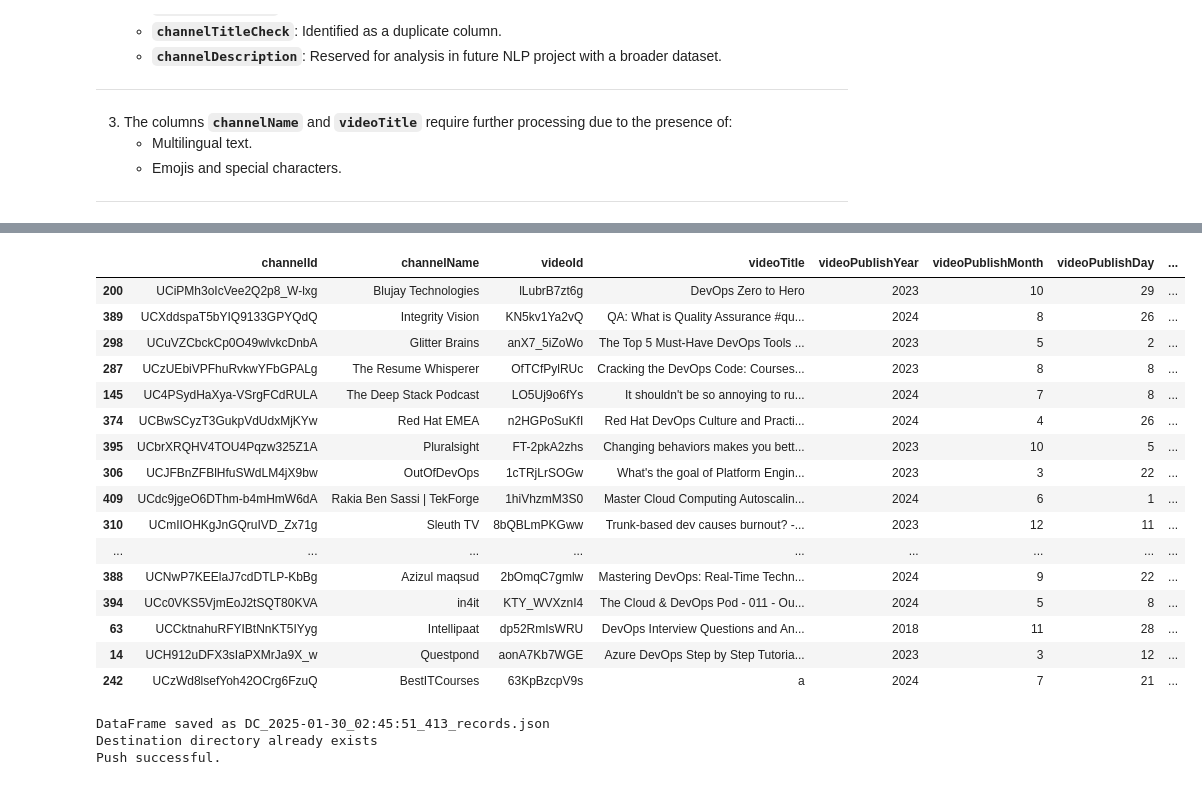
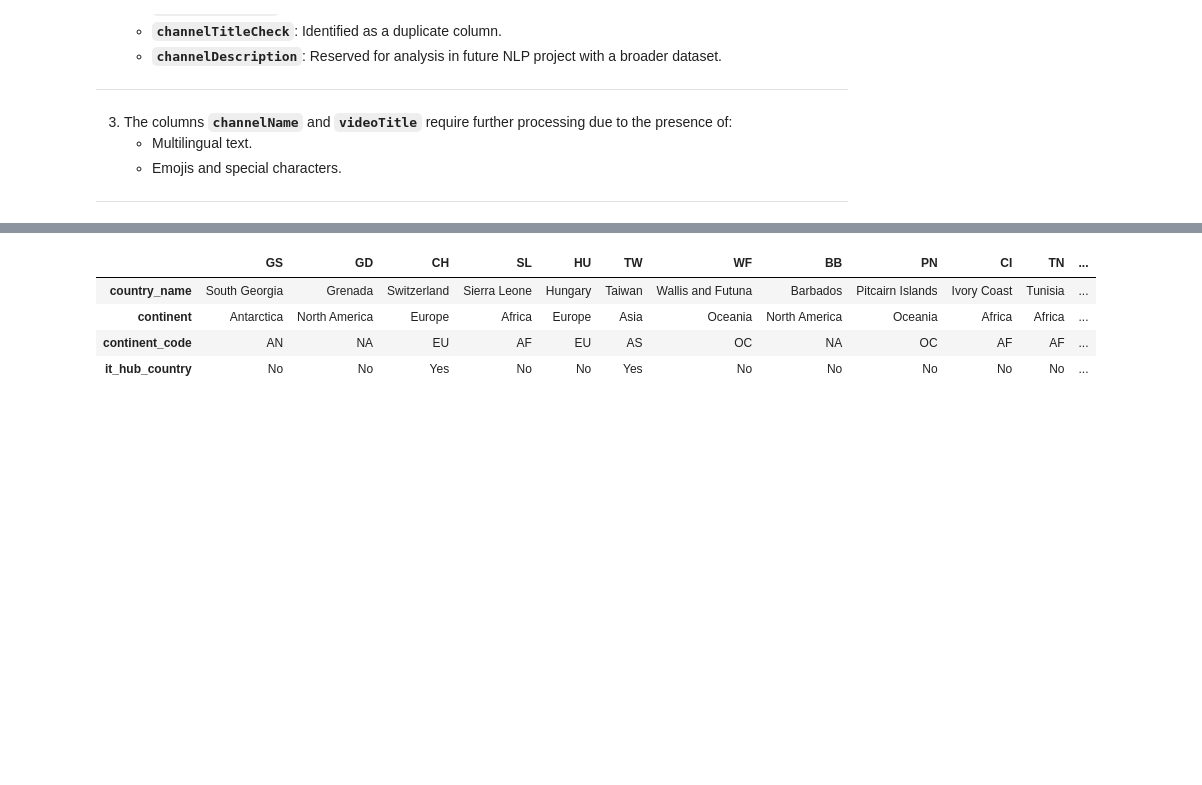
Before and after one commit to darshanabk/YouTube-Trends, a Jupyter notebook: dataCleaning.ipynb, the cells around one changed output, grey strips where cells are left out. Saved outputs shown, nothing was run; the diff lists cells and outputs as text; code cells hidden in the pictures; blank space fills up the shorter version.

Commit message:
Kaggle Notebook | Data Cleaning | Version 17

```diff
--- a/dataCleaning.ipynb
+++ b/dataCleaning.ipynb
@@ -55,9 +38,25 @@ def Source_File_Extraction(repo_url,kaggle_repo_url):
         repo = git.Repo.clone_from(repo_url, kaggle_repo_url)
         print("Successfully cloned the git repo")
     output_files = os.listdir(source_path)
-    Target_File = max([i for i in output_files if i.startswith("S_") and i.endswith('records.json')])
-    Target_File = pd.read_json(f'{source_path}/{Target_File}')
-    return Target_File
+    Source_File = max([i for i in output_files if i.startswith("S_") and i.endswith('records.json')])
+    Source_File = pd.read_json(f'{source_path}/{Source_File}')
+    return Source_File
+# %%
+def Requirement_File_Extraction(repo_url,kaggle_repo_url):
+    if os.path.exists(kaggle_repo_url):
+        print("Already cloned and the repo file exists")
+        repo = git.Repo(kaggle_repo_url)  # Access the existing repository
+        origin = repo.remote(name='origin')  # Get the remote repository
+        origin.pull()  # Pull the latest changes from the repository
+        print("Successfully pulled the git repo before push")
+    else:
+        # Clone the repository if it doesn't exist
+        repo = git.Repo.clone_from(repo_url, kaggle_repo_url)
+        print("Successfully cloned the git repo")
+    output_files = os.listdir(requirement_path)
+    Requirement_File = max([i for i in output_files if i.startswith("RE_") and i.endswith('country_details.json')])
+    Requirement_File = pd.read_json(f'{requirement_path}/{Requirement_File}')
+    return Requirement_File
 # %%
 def DataCleaning(Target_File):
     # Dropped the columns
@@ -148,5 +181,6 @@ def GitHubPush(Target_File_EN):
 def main():
     Source_File = Source_File_Extraction(repo_url,kaggle_repo_url)
     Cleaned_File = DataCleaning(Source_File)
-    display(Cleaned_File.sort_values(by='videoDurationInSeconds',ascending = True))
-    GitHubPush(Cleaned_File)
+    # display(Cleaned_File.sort_values(by='videoDurationInSeconds',ascending = True))
+    Feature_File = FeatureEngineering(Cleaned_File)
+    # GitHubPush(Cleaned_File)
@@ -226,16 +207,10 @@ if __name__ == "__main__":
     kaggle_repo_url = '/kaggle/working/YouTubeFoodChannelAnalysis'
     destination_path = '/kaggle/working/YouTubeFoodChannelAnalysis/DataCleaning/Daily'
     source_path = '/kaggle/working/YouTubeFoodChannelAnalysis/Source/Daily'
+    requirement_path = '/kaggle/working/YouTubeFoodChannelAnalysis/Requirement/Daily'
     # Below script prevents all columns and rows from getting truncated while display
     pd.set_option("display.max_columns", None)
     pd.set_option("display.max_rows",None)
     main()
-    #Feature Engineering
-    # videoPublishedWeekDay - based on videoPublishedOn determine the weekDay
-    # videoContentCategory - based on the videoDurationInSeconds determine the bandwidth segment includeing upper and lower bound seconds. e.g, 0 sec to 60 seconds, 61 seconds to 2min, 121 sec to 5 min, 5min 1 sec to 10 min etc till 10 hour to above
-    # channelGrowth - based on channelPublishOnInSeconds, channelViewCount, channelSubscriberCount, channelVideoCount
-    # videoEngagement - videoPublishedOnInSeconds,videoViewCount, videoLikeCount, videoCommentCount
-    # channelGrowthRank - based on channelGrowth
-    # videoEngagementRank - based on videoEngagement
 # %% [output]
 Successfully cloned the git repo
@@ -242,20 +219,5 @@ Successfully cloned the git repo
-|  | channelId | channelName | videoId | videoTitle | videoPublishYear | videoPublishMonth | videoPublishDay | ... |
-| 200 | UCiPMh3oIcVee2Q2p8_W-lxg | Blujay Technologies | lLubrB7zt6g | DevOps Zero to Hero | 2023 | 10 | 29 | ... |
-| 389 | UCXddspaT5bYIQ9133GPYQdQ | Integrity Vision | KN5kv1Ya2vQ | QA: What is Quality Assurance #qu... | 2024 | 8 | 26 | ... |
-| 298 | UCuVZCbckCp0O49wlvkcDnbA | Glitter Brains | anX7_5iZoWo | The Top 5 Must-Have DevOps Tools ... | 2023 | 5 | 2 | ... |
-| 287 | UCzUEbiVPFhuRvkwYFbGPALg | The Resume Whisperer | OfTCfPylRUc | Cracking the DevOps Code: Courses... | 2023 | 8 | 8 | ... |
-| 145 | UC4PSydHaXya-VSrgFCdRULA | The Deep Stack Podcast | LO5Uj9o6fYs | It shouldn't be so annoying to ru... | 2024 | 7 | 8 | ... |
-| 374 | UCBwSCyzT3GukpVdUdxMjKYw | Red Hat EMEA | n2HGPoSuKfI | Red Hat DevOps Culture and Practi... | 2024 | 4 | 26 | ... |
-| 395 | UCbrXRQHV4TOU4Pqzw325Z1A | Pluralsight | FT-2pkA2zhs | Changing behaviors makes you bett... | 2023 | 10 | 5 | ... |
-| 306 | UCJFBnZFBlHfuSWdLM4jX9bw | OutOfDevOps | 1cTRjLrSOGw | What's the goal of Platform Engin... | 2023 | 3 | 22 | ... |
-| 409 | UCdc9jgeO6DThm-b4mHmW6dA | Rakia Ben Sassi | TekForge | 1hiVhzmM3S0 | Master Cloud Computing Autoscalin... | 2024 | 6 | 1 | ... |
-| 310 | UCmIIOHKgJnGQruIVD_Zx71g | Sleuth TV | 8bQBLmPKGww | Trunk-based dev causes burnout? -... | 2023 | 12 | 11 | ... |
-| ... | ... | ... | ... | ... | ... | ... | ... | ... |
-| 388 | UCNwP7KEElaJ7cdDTLP-KbBg | Azizul maqsud | 2bOmqC7gmlw | Mastering DevOps: Real-Time Techn... | 2024 | 9 | 22 | ... |
-| 394 | UCc0VKS5VjmEoJ2tSQT80KVA | in4it | KTY_WVXznI4 | The Cloud & DevOps Pod - 011 - Ou... | 2024 | 5 | 8 | ... |
-| 63 | UCCktnahuRFYIBtNnKT5IYyg | Intellipaat | dp52RmIsWRU | DevOps Interview Questions and An... | 2018 | 11 | 28 | ... |
-| 14 | UCH912uDFX3sIaPXMrJa9X_w | Questpond | aonA7Kb7WGE | Azure DevOps Step by Step Tutoria... | 2023 | 3 | 12 | ... |
-| 242 | UCzWd8lsefYoh42OCrg6FzuQ | BestITCourses | 63KpBzcpV9s | a | 2024 | 7 | 21 | ... |
+|  | GS | GD | CH | SL | HU | TW | WF | BB | PN | CI | TN | ... |
+| country_name | South Georgia | Grenada | Switzerland | Sierra Leone | Hungary | Taiwan | Wallis and Futuna | Barbados | Pitcairn Islands | Ivory Coast | Tunisia | ... |
+| continent | Antarctica | North America | Europe | Africa | Europe | Asia | Oceania | North America | Oceania | Africa | Africa | ... |
+| continent_code | AN | NA | EU | AF | EU | AS | OC | NA | OC | AF | AF | ... |
+| it_hub_country | No | No | Yes | No | No | Yes | No | No | No | No | No | ... |
-DataFrame saved as DC_2025-01-30_02:45:51_413_records.json
-Destination directory already exists
-Push successful.
```
Also changed, not shown: parts of 7 cells of this notebook.
